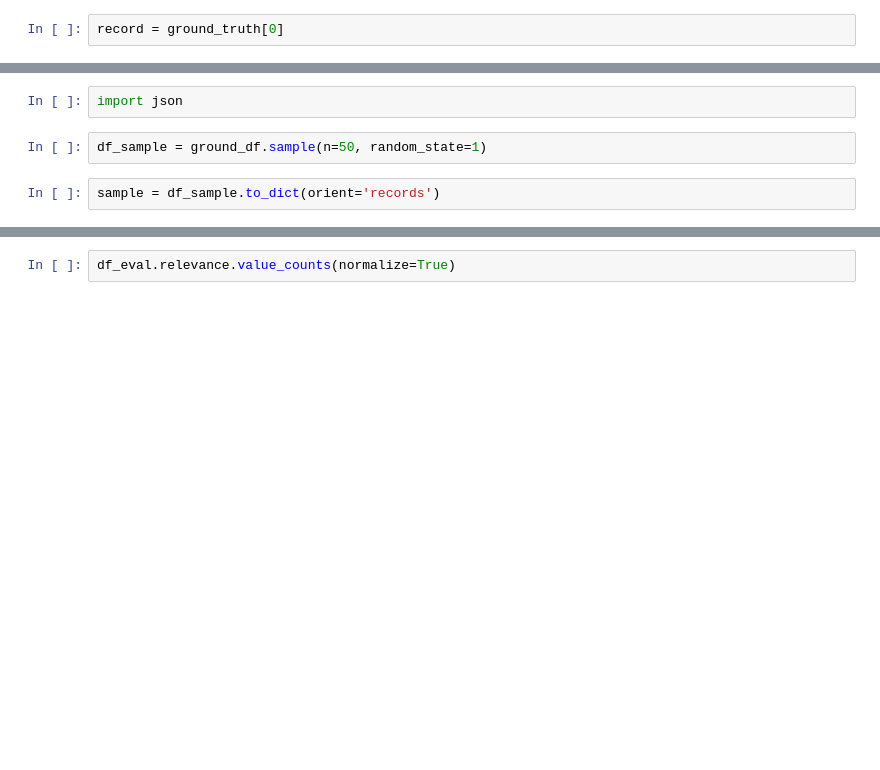
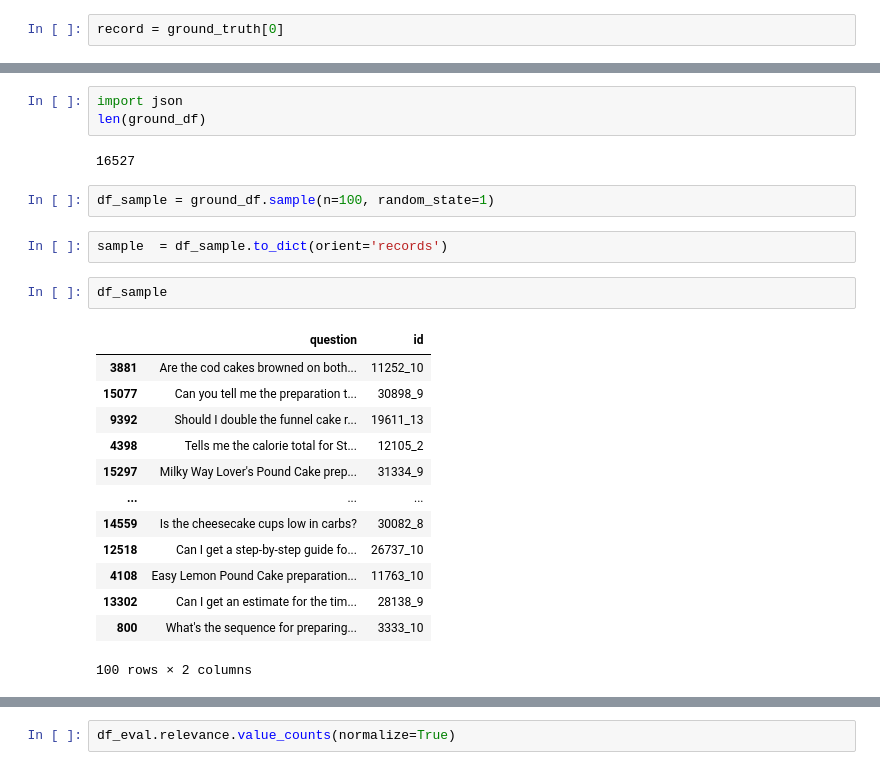
Before and after one commit to Abhisheknakka/AI-Restaurent-Chat-bot, a Jupyter notebook: notebooks/min_search_text_evaluation.ipynb, the cells around one changed output, grey strips where cells are left out. Saved outputs shown, nothing was run; the diff lists cells and outputs as text; blank space fills up the shorter version.

```diff
--- a/notebooks/min_search_text_evaluation.ipynb
+++ b/notebooks/min_search_text_evaluation.ipynb
@@ -537,8 +423,27 @@ and provide your evaluation in parsable JSON without using code blocks:
 }
 # %%
 import json
+len(ground_df)
+# %% [output]
+16527
 # %%
-df_sample = ground_df.sample(n=50, random_state=1)
+df_sample = ground_df.sample(n=100, random_state=1)
 # %%
-sample = df_sample.to_dict(orient='records')
+sample  = df_sample.to_dict(orient='records')
+# %%
+df_sample
+# %% [output]
+|  | question | id |
+| 3881 | Are the cod cakes browned on both... | 11252_10 |
+| 15077 | Can you tell me the preparation t... | 30898_9 |
+| 9392 | Should I double the funnel cake r... | 19611_13 |
+| 4398 | Tells me the calorie total for St... | 12105_2 |
+| 15297 | Milky Way Lover's Pound Cake prep... | 31334_9 |
+| ... | ... | ... |
+| 14559 | Is the cheesecake cups low in carbs? | 30082_8 |
+| 12518 | Can I get a step-by-step guide fo... | 26737_10 |
+| 4108 | Easy Lemon Pound Cake preparation... | 11763_10 |
+| 13302 | Can I get an estimate for the tim... | 28138_9 |
+| 800 | What's the sequence for preparing... | 3333_10 |
+100 rows × 2 columns
 # %%
```
Also changed, not shown: parts of 21 cells of this notebook.
